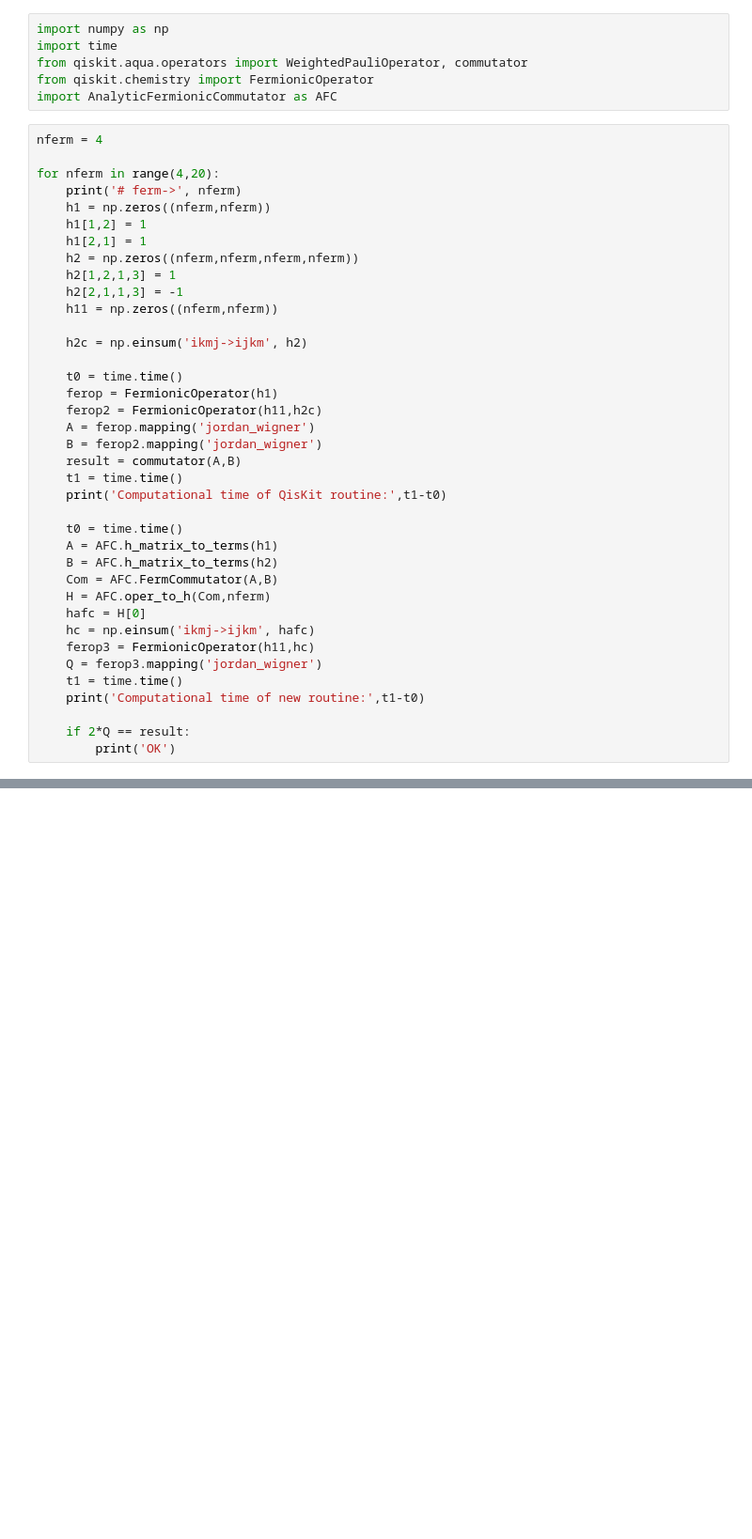
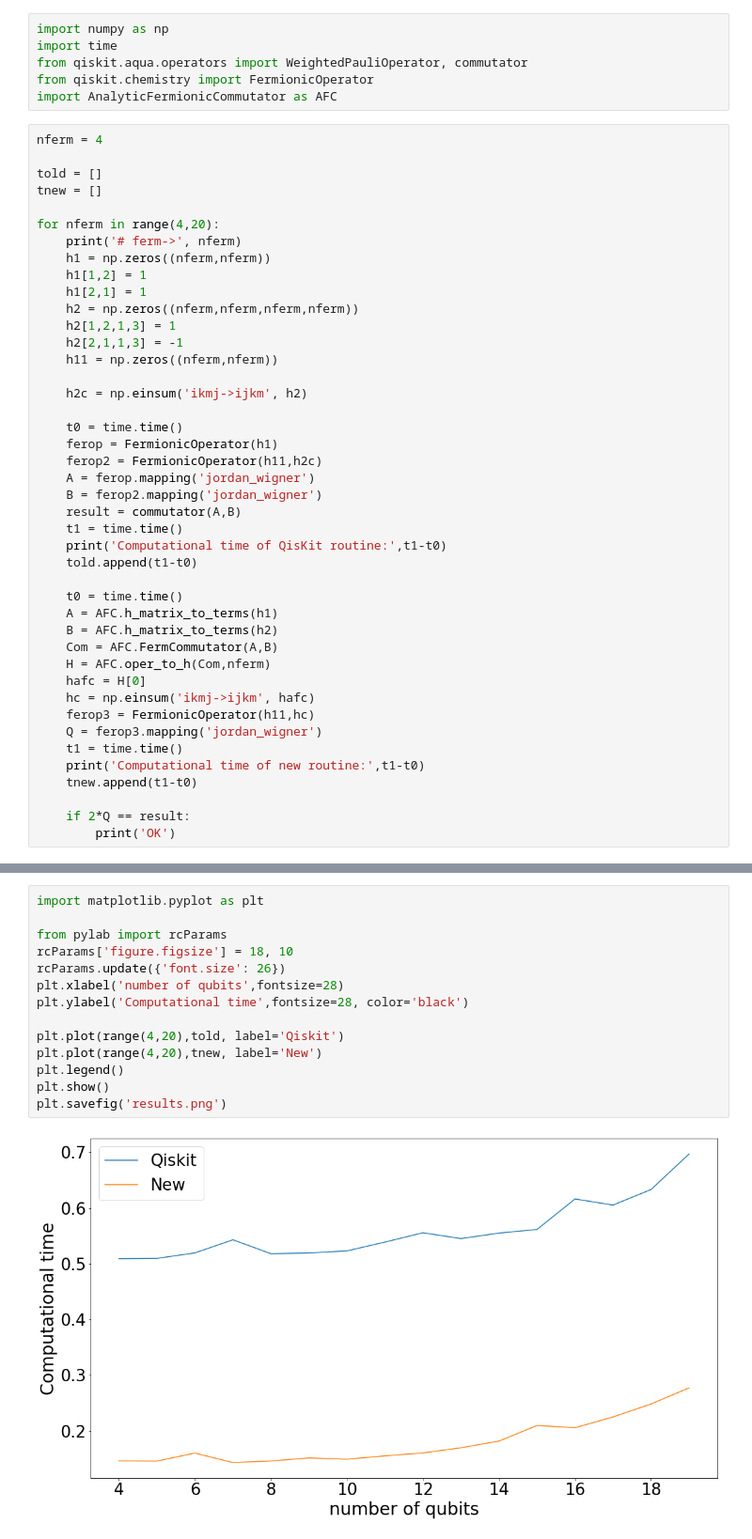
Before and after one commit to paulineollitrault/COBRA, a Jupyter notebook: TestOfAFC.ipynb, the cells around one changed output, grey strips where cells are left out. Shown at 94% size. Cells and saved outputs as stored; diff of their text form; blank space fills up the shorter version.

```diff
--- a/TestOfAFC.ipynb
+++ b/TestOfAFC.ipynb
@@ -6,6 +6,9 @@ from qiskit.chemistry import FermionicOperator
 import AnalyticFermionicCommutator as AFC
 # %%
 nferm = 4
+
+told = []
+tnew = []
 
 for nferm in range(4,20):
     print('# ferm->', nferm)
@@ -27,6 +30,7 @@ for nferm in range(4,20):
     result = commutator(A,B)
     t1 = time.time()
     print('Computational time of QisKit routine:',t1-t0)
+    told.append(t1-t0)
 
     t0 = time.time()
     A = AFC.h_matrix_to_terms(h1)
@@ -39,6 +43,7 @@ for nferm in range(4,20):
     Q = ferop3.mapping('jordan_wigner')
     t1 = time.time()
     print('Computational time of new routine:',t1-t0)
+    tnew.append(t1-t0)
 
     if 2*Q == result:
         print('OK')
@@ -62 +67,17 @@ Computational time of new routine: 0.26469993591308594
 OK
+# %%
+import matplotlib.pyplot as plt
+
+from pylab import rcParams
+rcParams['figure.figsize'] = 18, 10
+rcParams.update({'font.size': 26})
+plt.xlabel('number of qubits',fontsize=28)
+plt.ylabel('Computational time',fontsize=28, color='black')
+
+plt.plot(range(4,20),told, label='Qiskit')
+plt.plot(range(4,20),tnew, label='New')
+plt.legend()
+plt.show()
+plt.savefig('results.png')
+# %% [output]
+[figure, added]
```
Also changed, not shown: parts of 2 cells of this notebook.
